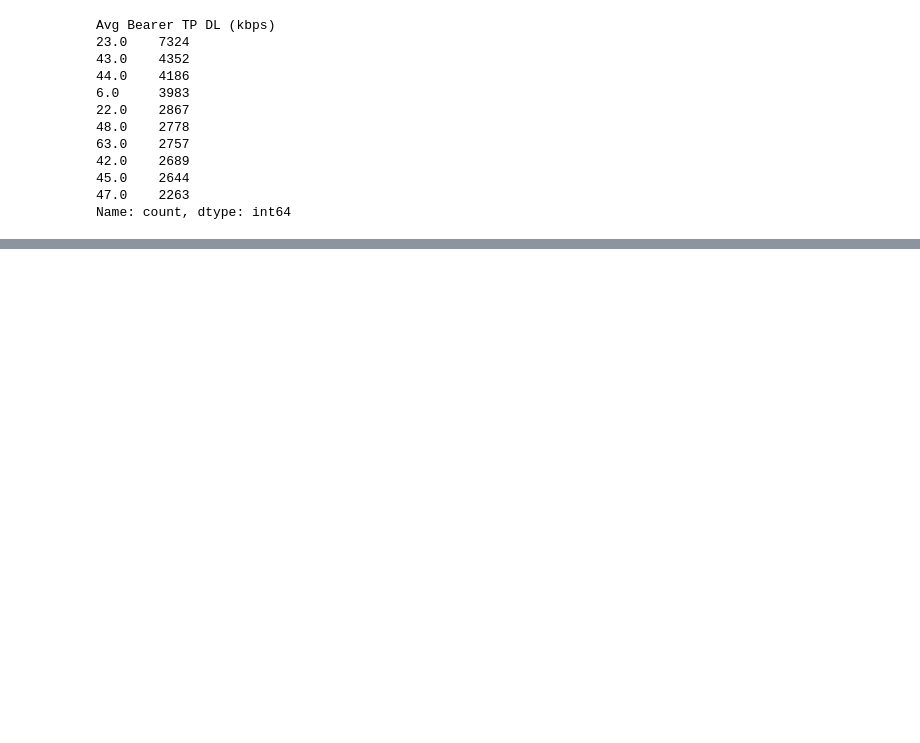
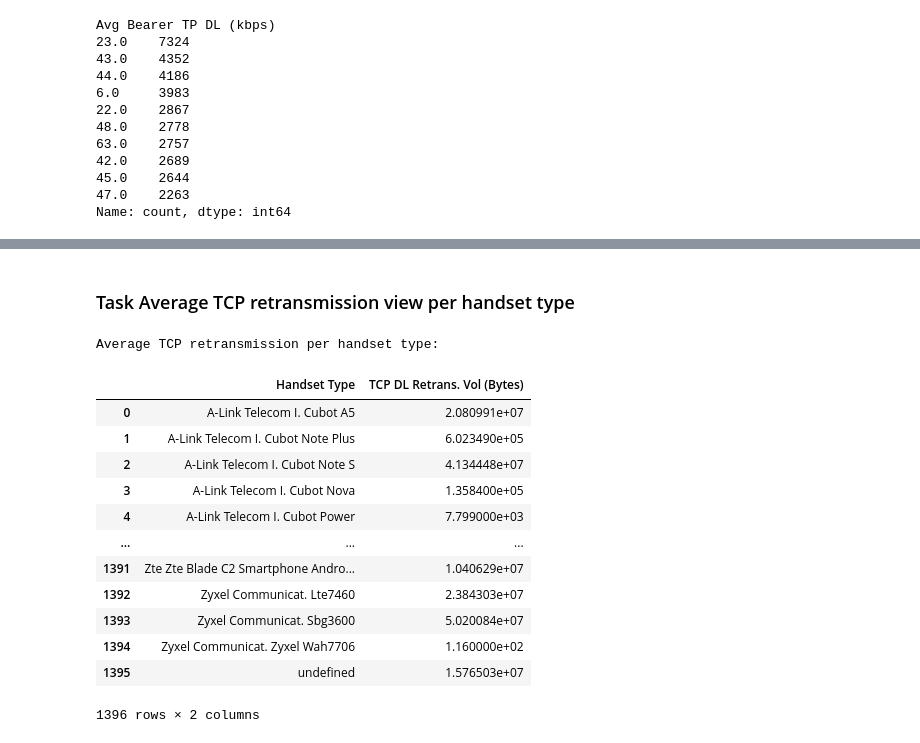
Before and after one commit to olaniSiyum/User_Analytics_in_the_Telecommunication_industry, a Jupyter notebook: notebook/user_experience.ipynb, the cells around one changed output, grey strips where cells are left out. Saved outputs shown, nothing was run; the diff lists cells and outputs as text; code cells hidden in the pictures; blank space fills up the shorter version.

```diff
--- a/notebook/user_experience.ipynb
+++ b/notebook/user_experience.ipynb
@@ -256,0 +284,21 @@ Name: count, dtype: int64
+# %% [markdown]
+### Task Average TCP retransmission view per handset type
+# %%
+avg_TCP_retransmission_per_handset = df.groupby('Handset Type')['TCP DL Retrans. Vol (Bytes)'].mean().reset_index()
+print("Average TCP retransmission per handset type:")
+avg_TCP_retransmission_per_handset
+# %% [output]
+Average TCP retransmission per handset type:
+|  | Handset Type | TCP DL Retrans. Vol (Bytes) |
+| 0 | A-Link Telecom I. Cubot A5 | 2.080991e+07 |
+| 1 | A-Link Telecom I. Cubot Note Plus | 6.023490e+05 |
+| 2 | A-Link Telecom I. Cubot Note S | 4.134448e+07 |
+| 3 | A-Link Telecom I. Cubot Nova | 1.358400e+05 |
+| 4 | A-Link Telecom I. Cubot Power | 7.799000e+03 |
+| ... | ... | ... |
+| 1391 | Zte Zte Blade C2 Smartphone Andro... | 1.040629e+07 |
+| 1392 | Zyxel Communicat. Lte7460 | 2.384303e+07 |
+| 1393 | Zyxel Communicat. Sbg3600 | 5.020084e+07 |
+| 1394 | Zyxel Communicat. Zyxel Wah7706 | 1.160000e+02 |
+| 1395 | undefined | 1.576503e+07 |
+1396 rows × 2 columns
```
Also changed, not shown: parts of 6 cells of this notebook.
